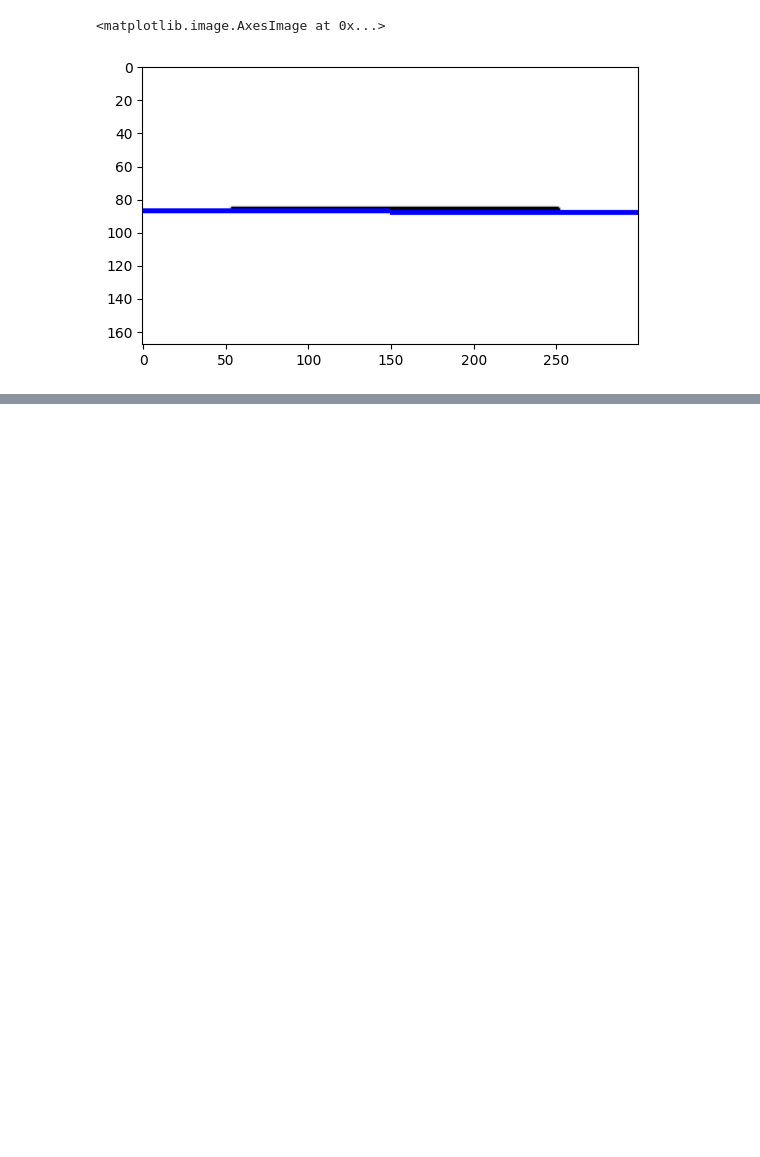
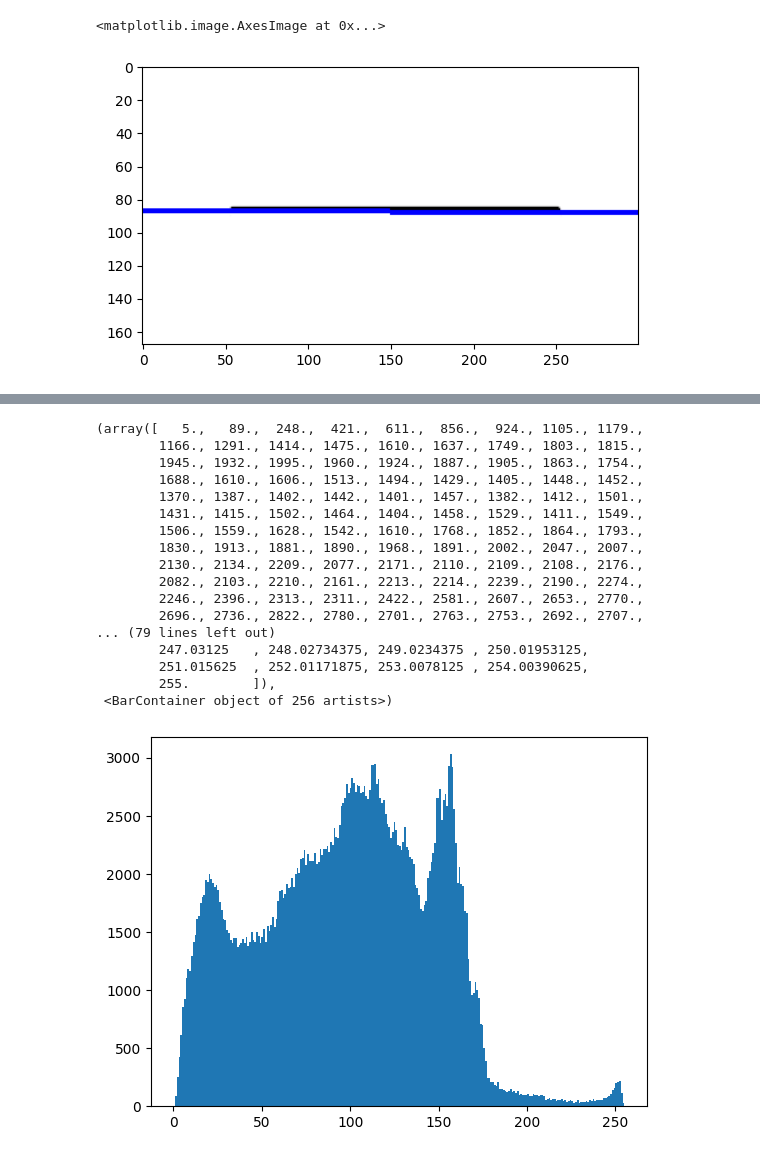
Before and after one commit to FavourTy/DSN-Computer-Vision-Journey, a Jupyter notebook: image_preprocessing_technique/notebook/image_preprocessing.ipynb, the cells around one changed output, grey strips where cells are left out. Saved outputs shown, nothing was run; the diff lists cells and outputs as text; code cells hidden in the pictures; blank space fills up the shorter version.

```diff
--- a/image_preprocessing_technique/notebook/image_preprocessing.ipynb
+++ b/image_preprocessing_technique/notebook/image_preprocessing.ipynb
@@ -77,0 +90,21 @@ plt.imshow(image)
+# %%
+plt.hist(gray.ravel(), 256)
+# %% [output]
+(array([   5.,   89.,  248.,  421.,  611.,  856.,  924., 1105., 1179.,
+        1166., 1291., 1414., 1475., 1610., 1637., 1749., 1803., 1815.,
+        1945., 1932., 1995., 1960., 1924., 1887., 1905., 1863., 1754.,
+        1688., 1610., 1606., 1513., 1494., 1429., 1405., 1448., 1452.,
+        1370., 1387., 1402., 1442., 1401., 1457., 1382., 1412., 1501.,
+        1431., 1415., 1502., 1464., 1404., 1458., 1529., 1411., 1549.,
+        1506., 1559., 1628., 1542., 1610., 1768., 1852., 1864., 1793.,
+        1830., 1913., 1881., 1890., 1968., 1891., 2002., 2047., 2007.,
+        2130., 2134., 2209., 2077., 2171., 2110., 2109., 2108., 2176.,
+        2082., 2103., 2210., 2161., 2213., 2214., 2239., 2190., 2274.,
+        2246., 2396., 2313., 2311., 2422., 2581., 2607., 2653., 2770.,
+        2696., 2736., 2822., 2780., 2701., 2763., 2753., 2692., 2707.,
+... (79 lines left out)
+        247.03125   , 248.02734375, 249.0234375 , 250.01953125,
+        251.015625  , 252.01171875, 253.0078125 , 254.00390625,
+        255.        ]),
+ <BarContainer object of 256 artists>)
+[figure, added]
```
Also changed, not shown: parts of 5 cells of this notebook.
